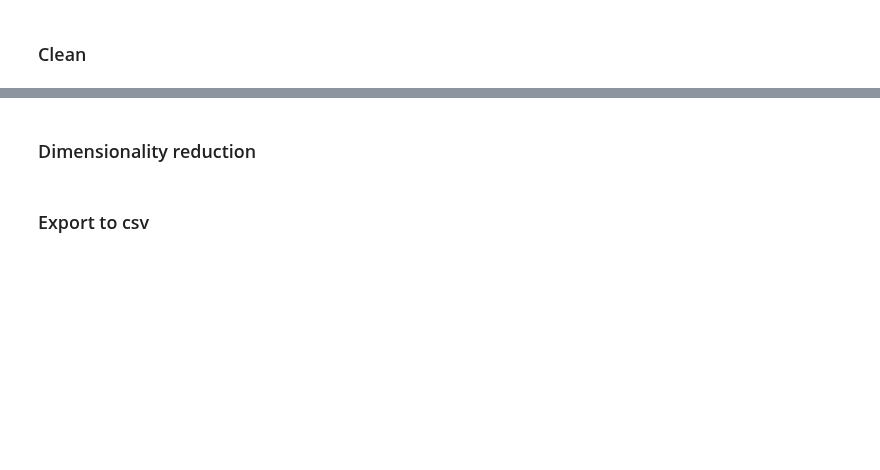
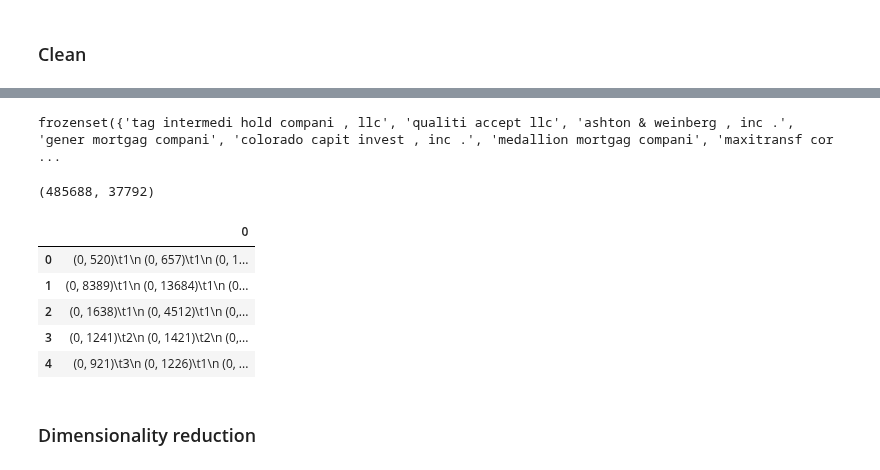
Before and after one commit to anoekstrumane/ml, a Jupyter notebook: Preprocessing_LDA.ipynb, the cells around one changed output, grey strips where cells are left out. Drawn from its saved outputs; the diff is of its cells as text; code cells hidden in the pictures; blank space fills up the shorter version.

```diff
--- a/Preprocessing_LDA.ipynb
+++ b/Preprocessing_LDA.ipynb
@@ -75,0 +134,3 @@ word_tokenize(df_complaints["Consumer complaint narrative"]
+# %%
+df = pd.read_csv("corpus_cleaned_and_stemmed_for_LDA.csv", encoding="utf-8")
+df.shape
@@ -75,0 +139,7 @@ word_tokenize(df_complaints["Consumer complaint narrative"]
+# %%
+# 13 complaints seem to be null
+# 6198, 15086, 23035, 34053, 42599, 46636, 57917, 96134, 115824, 133140, 223668, 248796, 451012
+print("Nulls: ", df["Consumer complaint narrative"].isnull().sum())
+print(df[df["Consumer complaint narrative"].isnull()])
+df_complaints = df["Consumer complaint narrative"].dropna()
+print("Nulls: ", df["Consumer complaint narrative"].isnull().sum())
@@ -90,4 +238,37 @@ This reduces the variation in text data by converting words to their word stem.
+# %%
+from sklearn.feature_extraction.text import CountVectorizer
+from sklearn.feature_extraction import text
+
+extended_stop_words = english_stop_words.union(my_additional_stop_words)
+print(extended_stop_words)
+# %% [output]
+frozenset({'tag intermedi hold compani , llc', 'qualiti accept llc', 'ashton & weinberg , inc .', 'gener mortgag compani', 'colorado capit invest , inc .', 'medallion mortgag compani', 'maxitransf cor ...
+# %%
+# vect (bag of words)
+count_vect = CountVectorizer(
+    stop_words="english",
+    # ngram_range=(1,2),
+    min_df=2, # only keep words that appear twice
+    max_df=0.5 # appears max in 50% of documents
+)
+
+
+X = count_vect.fit_transform(df_complaints)
+# %%
+X.shape
+# %% [output]
+(485688, 37792)
+# %%
+X_df = pd.DataFrame(X)
+X_df.to_csv("corpus_sprint2_LDA_ready_bag_of_words.csv", index=False)
+# %%
+X_df.head()
+# %% [output]
+|  | 0 |
+| 0 | (0, 520)\t1\n (0, 657)\t1\n (0, 1... |
+| 1 | (0, 8389)\t1\n (0, 13684)\t1\n (0... |
+| 2 | (0, 1638)\t1\n (0, 4512)\t1\n (0,... |
+| 3 | (0, 1241)\t2\n (0, 1421)\t2\n (0,... |
+| 4 | (0, 921)\t3\n (0, 1226)\t1\n (0, ... |
 # %% [markdown]
 ### Dimensionality reduction
-# %% [markdown]
-### Export to csv
```
Also changed, not shown: parts of 32 cells of this notebook, 5 other files.
